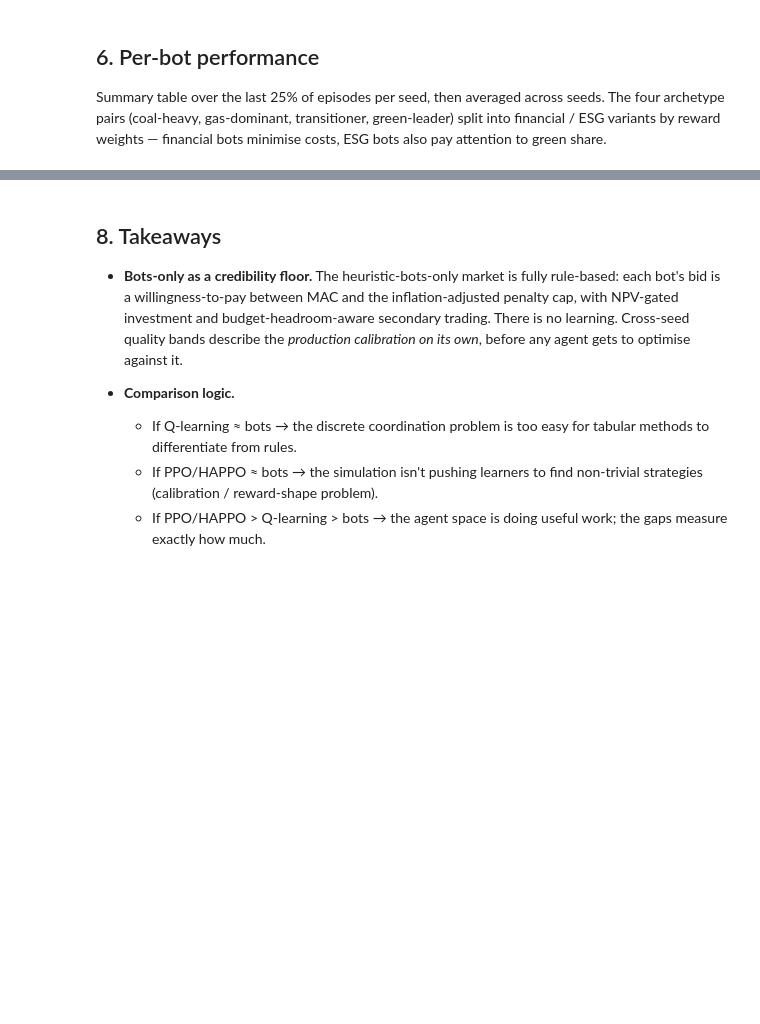
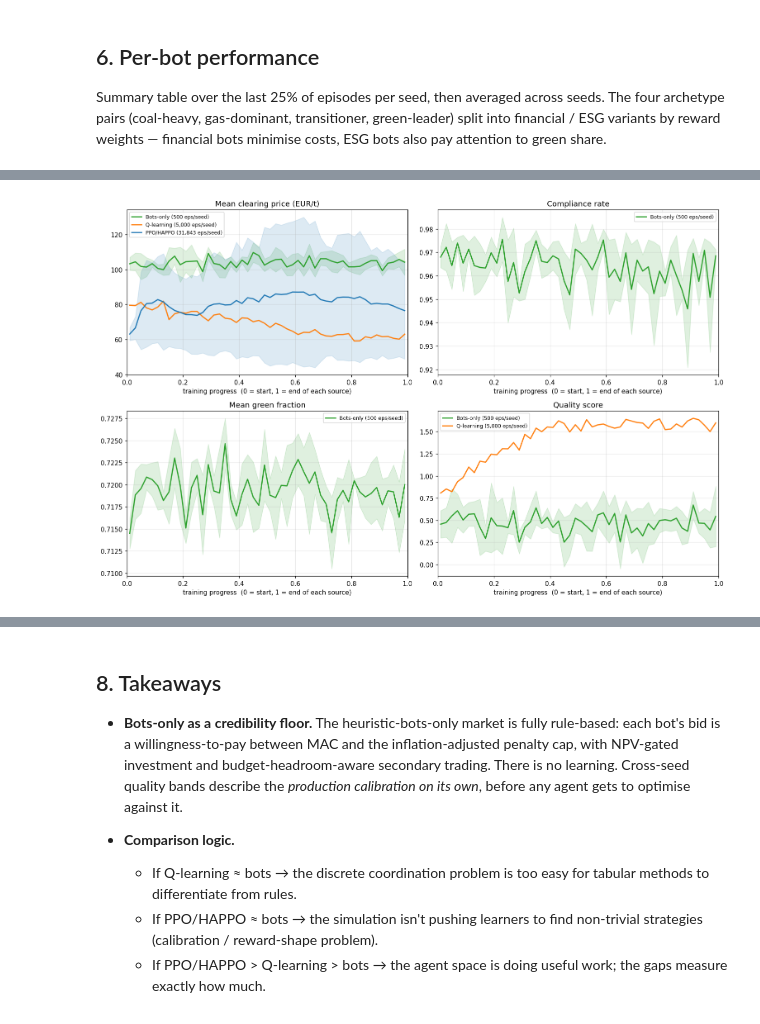
Before and after one commit to DJH961/Thesis-Energy-Auction, a Jupyter notebook: notebooks/ets_marl - Bots-Only Baseline.ipynb, the cells around one changed output, grey strips where cells are left out. Saved outputs shown, nothing was run; the diff lists cells and outputs as text; code cells hidden in the pictures; blank space fills up the shorter version.

```diff
--- a/notebooks/ets_marl - Bots-Only Baseline.ipynb
+++ b/notebooks/ets_marl - Bots-Only Baseline.ipynb
@@ -317 +380,63 @@ plt.tight_layout()
+# %%
+# Apples-to-apples: all three sources are binned onto the same normalised
+# training-progress axis [0, 1] and averaged across seeds, so the per-source
+# episode budget (500 vs 5k vs 100k) is factored out. Bots aren't deterministic
+# (valuation noise, demand shocks, construction failures), so they get the SAME
+# processing as the learners — their flatness on this axis is the evidence that
+# they don't learn, not an assumption baked into the plotting.
+
+def _band_normalized(df, col, n_bins=50):
+    """Bin episodes per seed onto [0, 1] training progress, then average across seeds."""
+    if df is None or col not in df.columns:
+        return None
+    bins = np.linspace(0.0, 1.0, n_bins + 1)
+    centers = 0.5 * (bins[:-1] + bins[1:])
+    per_seed = []
+    for seed in df['seed'].unique():
+        sd = df[df['seed'] == seed].sort_values('episode').reset_index(drop=True)
+        if len(sd) < 2:
+            continue
+        progress = np.arange(len(sd)) / max(1, len(sd) - 1)
+        idx = np.clip(np.digitize(progress, bins) - 1, 0, n_bins - 1)
+        binned = pd.Series(sd[col].values).groupby(idx).mean()
+        binned = binned.reindex(range(n_bins)).interpolate(limit_direction='both')
+        per_seed.append(binned.values)
+    if not per_seed:
+        return None
+    M = np.vstack(per_seed)
+    return centers, np.nanmean(M, axis=0), np.nanstd(M, axis=0)
+
+fig, axes = plt.subplots(2, 2, figsize=(14, 9))
+panels = [
+    ('ep_mean_clearing_price', 'Mean clearing price (EUR/t)'),
+    ('compliance_rate',        'Compliance rate'),
+    ('mean_green_frac',        'Mean green fraction'),
+    ('quality_score',          'Quality score'),
+]
+
+sources = [
+    ('Bots-only',  train_df, 'C2'),
+    ('Q-learning', ql_df,    'C1'),
+    ('PPO/HAPPO',  ppo_df,   'C0'),
+]
+
+for ax, (col, title) in zip(axes.flat, panels):
+    for label, df, color in sources:
+        if df is None:
+            continue
+        n_eps = int(df.groupby('seed').size().mean()) if 'seed' in df.columns else len(df)
+        b = _band_normalized(df, col)
+        if b is None:
+            continue
+        x, m, s = b
+        ax.plot(x, m, color=color, lw=1.8, label=f'{label} ({n_eps:,} eps/seed)')
+        ax.fill_between(x, m - s, m + s, color=color, alpha=0.15)
+    ax.set_title(title)
+    ax.set_xlabel('training progress  (0 = start, 1 = end of each source)')
+    ax.set_xlim(0.0, 1.0)
+    ax.legend(fontsize=8, loc='best')
+    ax.grid(alpha=0.3)
+plt.tight_layout()
+# %% [output]
+[figure, added]
 # %%
```
Also changed, not shown: parts of 15 cells of this notebook, 12 other files.
